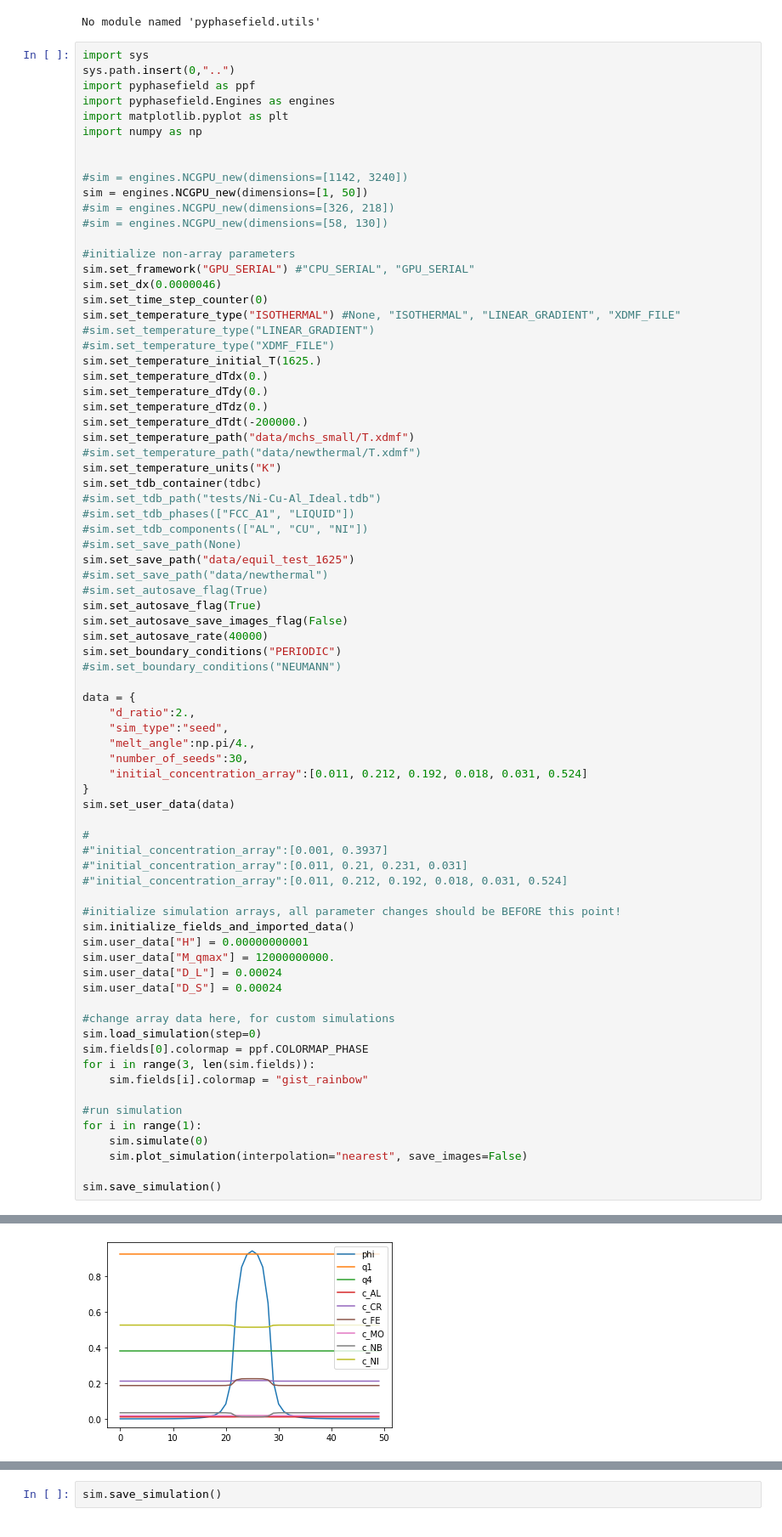
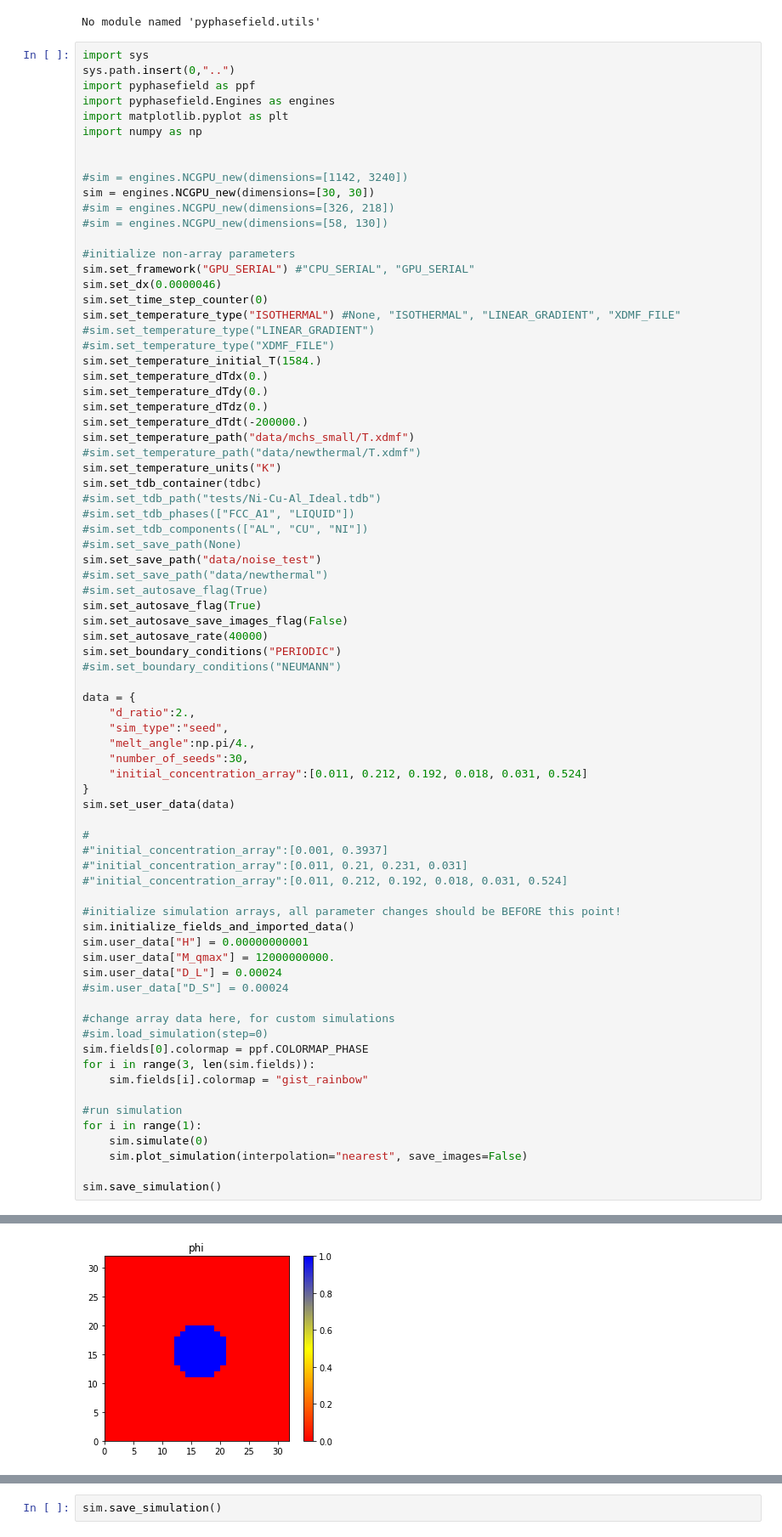
Before and after one commit to AdditiveModeling/pyphasefield, a Jupyter notebook: pyphasefield/pyphasefield/pyphasefield.ipynb, the cells around one changed output, grey strips where cells are left out. Shown at 85% size. Drawn from its saved outputs; the diff is of its cells as text.

```diff
--- a/pyphasefield/pyphasefield/pyphasefield.ipynb
+++ b/pyphasefield/pyphasefield/pyphasefield.ipynb
@@ -547,7 +547,7 @@ import numpy as np
 
 
 #sim = engines.NCGPU_new(dimensions=[1142, 3240])
-sim = engines.NCGPU_new(dimensions=[1, 50])
+sim = engines.NCGPU_new(dimensions=[30, 30])
 #sim = engines.NCGPU_new(dimensions=[326, 218])
 #sim = engines.NCGPU_new(dimensions=[58, 130])
 
@@ -558,7 +558,7 @@ sim.set_time_step_counter(0)
 sim.set_temperature_type("ISOTHERMAL") #None, "ISOTHERMAL", "LINEAR_GRADIENT", "XDMF_FILE"
 #sim.set_temperature_type("LINEAR_GRADIENT")
 #sim.set_temperature_type("XDMF_FILE")
-sim.set_temperature_initial_T(1625.)
+sim.set_temperature_initial_T(1584.)
 sim.set_temperature_dTdx(0.)
 sim.set_temperature_dTdy(0.)
 sim.set_temperature_dTdz(0.)
@@ -571,7 +571,7 @@ sim.set_tdb_container(tdbc)
 #sim.set_tdb_phases(["FCC_A1", "LIQUID"])
 #sim.set_tdb_components(["AL", "CU", "NI"])
 #sim.set_save_path(None)
-sim.set_save_path("data/equil_test_1625")
+sim.set_save_path("data/noise_test")
 #sim.set_save_path("data/newthermal")
 #sim.set_autosave_flag(True)
 sim.set_autosave_flag(True)
@@ -586,33 +586,33 @@ data = {
     "melt_angle":np.pi/4.,
     "number_of_seeds":30,
     "initial_concentration_array":[0.011, 0.212, 0.192, 0.018, 0.031, 0.524]
 }
 sim.set_user_data(data)
 
 #
 #"initial_concentration_array":[0.001, 0.3937]
 #"initial_concentration_array":[0.011, 0.21, 0.231, 0.031]
 #"initial_concentration_array":[0.011, 0.212, 0.192, 0.018, 0.031, 0.524]
 
 #initialize simulation arrays, all parameter changes should be BEFORE this point!
 sim.initialize_fields_and_imported_data()
 sim.user_data["H"] = 0.00000000001
 sim.user_data["M_qmax"] = 12000000000.
 sim.user_data["D_L"] = 0.00024
-sim.user_data["D_S"] = 0.00024
+#sim.user_data["D_S"] = 0.00024
 
 #change array data here, for custom simulations
-sim.load_simulation(step=0)
+#sim.load_simulation(step=0)
 sim.fields[0].colormap = ppf.COLORMAP_PHASE
 for i in range(3, len(sim.fields)):
     sim.fields[i].colormap = "gist_rainbow"
 
 #run simulation
 for i in range(1):
     sim.simulate(0)
     sim.plot_simulation(interpolation="nearest", save_images=False)
 
 sim.save_simulation()
 # %% [output]
 self.user_data["seed_angle"] not defined, defaulting to pi/4
-[figure, old version]
+[figure, new version]
```
Also changed, not shown: parts of 2 cells of this notebook, 2 other files.
